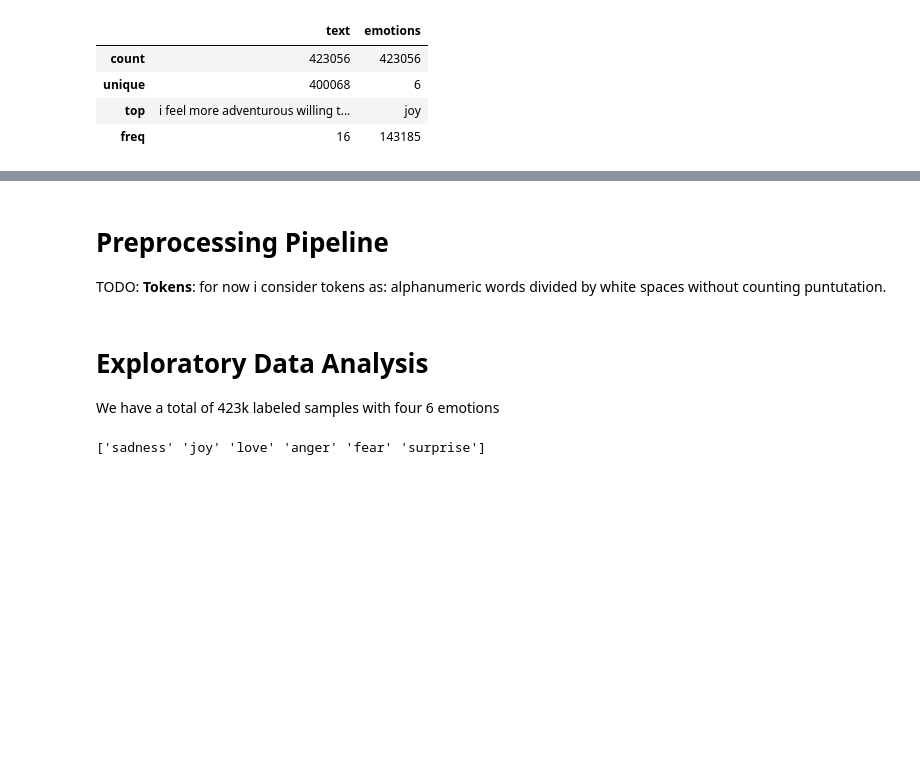
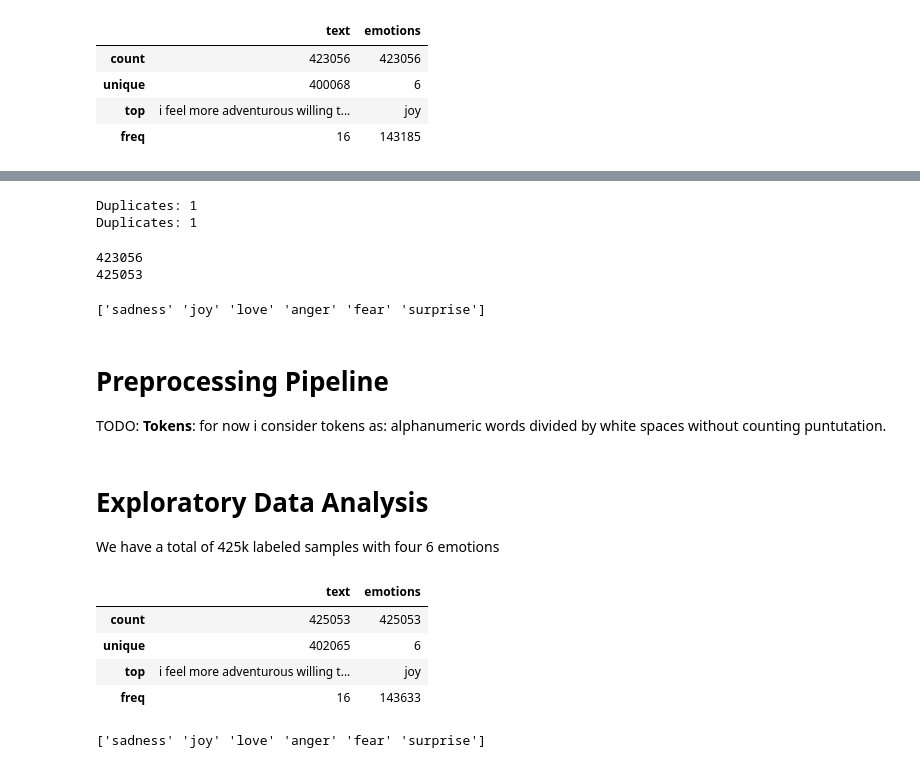
Before and after one commit to moka-co/twitter_emo_classification, a Jupyter notebook: emotion_classification.ipynb, the cells around one changed output, grey strips where cells are left out. Cells and saved outputs as stored; diff of their text form; code cells hidden in the pictures; blank space fills up the shorter version.

```diff
--- a/emotion_classification.ipynb
+++ b/emotion_classification.ipynb
@@ -203,0 +263,17 @@ merged_dataset.describe()
+# %%
+# Check duplicates
+duplicates = [df3["text"].isin(df["text"])]
+print(f"Duplicates: {len(duplicates)}")
+duplicates = [df["text"].isin(df3["text"])]
+print(f"Duplicates: {len(duplicates)}")
+# %% [output]
+Duplicates: 1
+Duplicates: 1
+# %%
+merged_dataset = pd.concat([df, df3], ignore_index=True)
+# %%
+print(len(df))
+print(len(merged_dataset))
+# %% [output]
+423056
+425053
@@ -204,3 +282,7 @@ merged_dataset.describe()
+# %%
+print(pd.unique(df["emotions"]))
+# %% [output]
+['sadness' 'joy' 'love' 'anger' 'fear' 'surprise']
 # %% [markdown]
 # Preprocessing Pipeline
 TODO:
@@ -263,7 +345,15 @@ class PreprocessPipeline:
     return tokens
 # %% [markdown]
 # Exploratory Data Analysis
-We have a total of 423k labeled samples with four 6 emotions
+We have a total of 425k labeled samples with four 6 emotions
+# %%
+df.describe()
+# %% [output]
+|  | text | emotions |
+| count | 425053 | 425053 |
+| unique | 402065 | 6 |
+| top | i feel more adventurous willing t... | joy |
+| freq | 16 | 143633 |
 # %%
 import numpy as np
 import matplotlib
```
Also changed, not shown: parts of 41 cells of this notebook.
